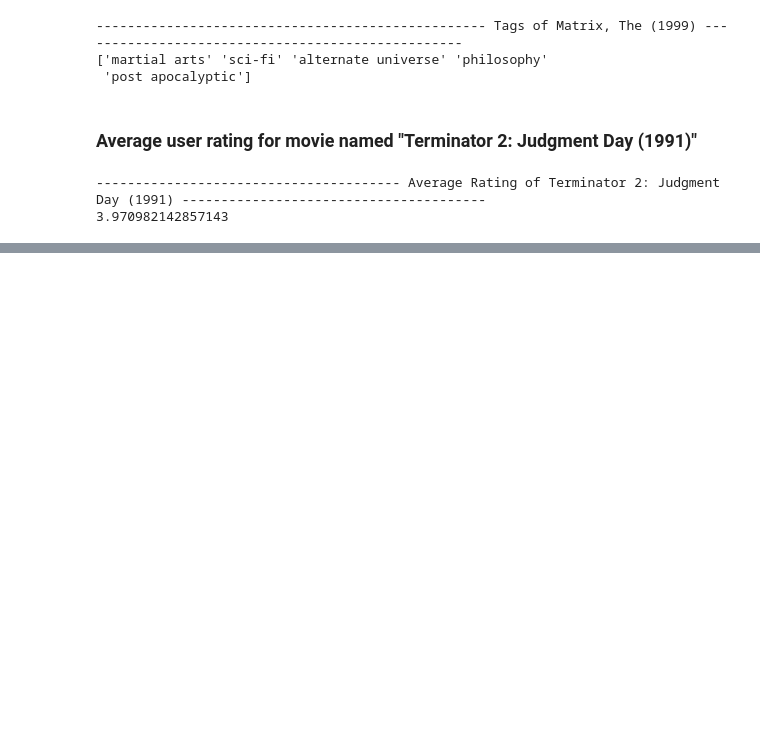
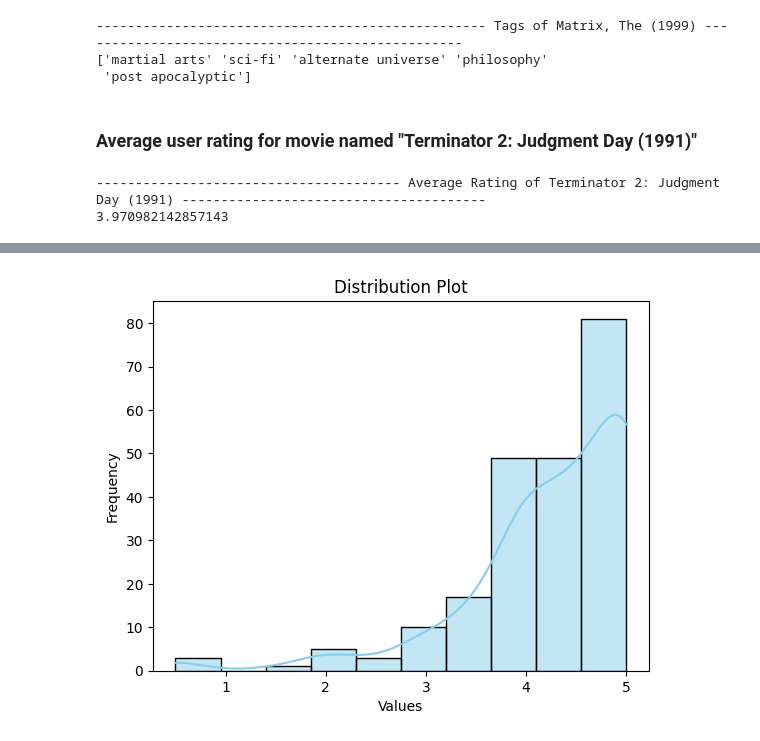
Before and after one commit to Ehteesham/Movie-Recommendation, a Jupyter notebook: Data Analysis.ipynb, the cells around one changed output, grey strips where cells are left out. Drawn from its saved outputs; the diff is of its cells as text; code cells hidden in the pictures; blank space fills up the shorter version.

Commit message:
Analysing Distribution of Rating Data

```diff
--- a/Data Analysis.ipynb
+++ b/Data Analysis.ipynb
@@ -168,0 +173,6 @@ print(avg_rating)
+# %%
+rating_dist_movie = "Fight Club (1999)"
+# %%
+movie_ratings = merged_movie_rating[merged_movie_rating['title'] == rating_dist_movie].rating.values
+print("-"*50 , f"Rating of {rating_dist_movie}" , "-"*50)
+print(movie_ratings)
@@ -168,0 +194,9 @@ print(avg_rating)
+# %%
+# Plotting Dsitribution of the User Rating
+sns.histplot(movie_ratings, kde=True, bins=10, color='skyblue')
+plt.xlabel('Values')
+plt.ylabel('Frequency')
+plt.title('Distribution Plot')
+plt.show()
+# %% [output]
+[figure, added]
```
Also changed, not shown: parts of 3 cells of this notebook.
